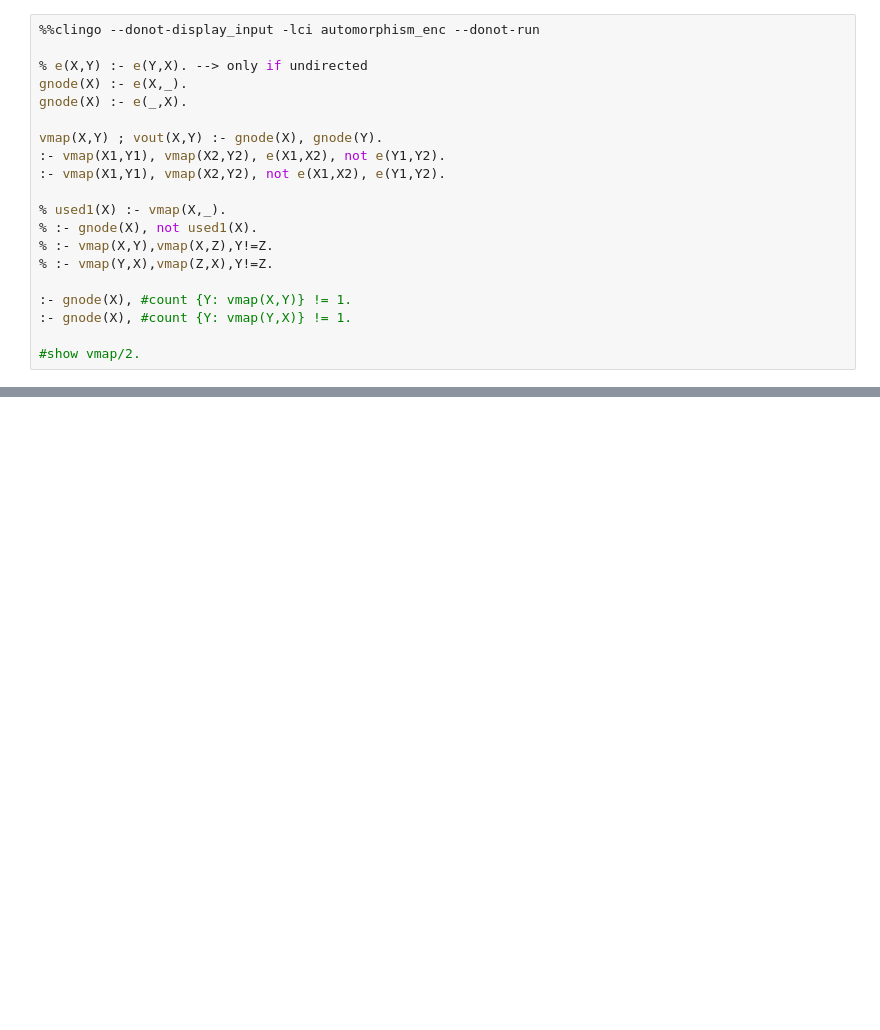
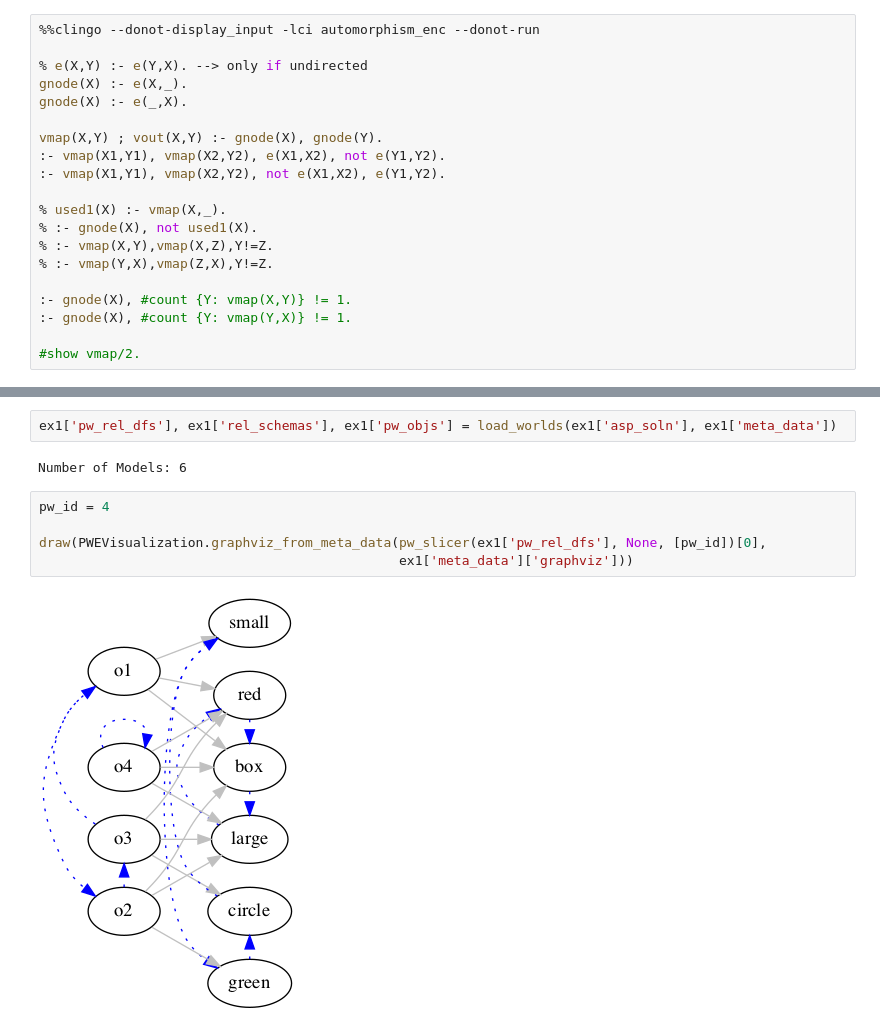
Before and after one commit to idaks/WODB, a Jupyter notebook: automorphisms/Automorphism Exps.ipynb, the cells around one changed output, grey strips where cells are left out. Drawn from its saved outputs; the diff is of its cells as text; blank space fills up the shorter version.

```diff
--- a/automorphisms/Automorphism Exps.ipynb
+++ b/automorphisms/Automorphism Exps.ipynb
@@ -69,0 +106,11 @@ Output:
+# %%
+ex1['pw_rel_dfs'], ex1['rel_schemas'], ex1['pw_objs'] = load_worlds(ex1['asp_soln'], ex1['meta_data'])
+# %% [output]
+Number of Models: 6
+# %%
+pw_id = 4
+
+draw(PWEVisualization.graphviz_from_meta_data(pw_slicer(ex1['pw_rel_dfs'], None, [pw_id])[0],
+                                              ex1['meta_data']['graphviz']))
+# %% [output]
+[figure, added]
```
Also changed, not shown: parts of 9 cells of this notebook.
